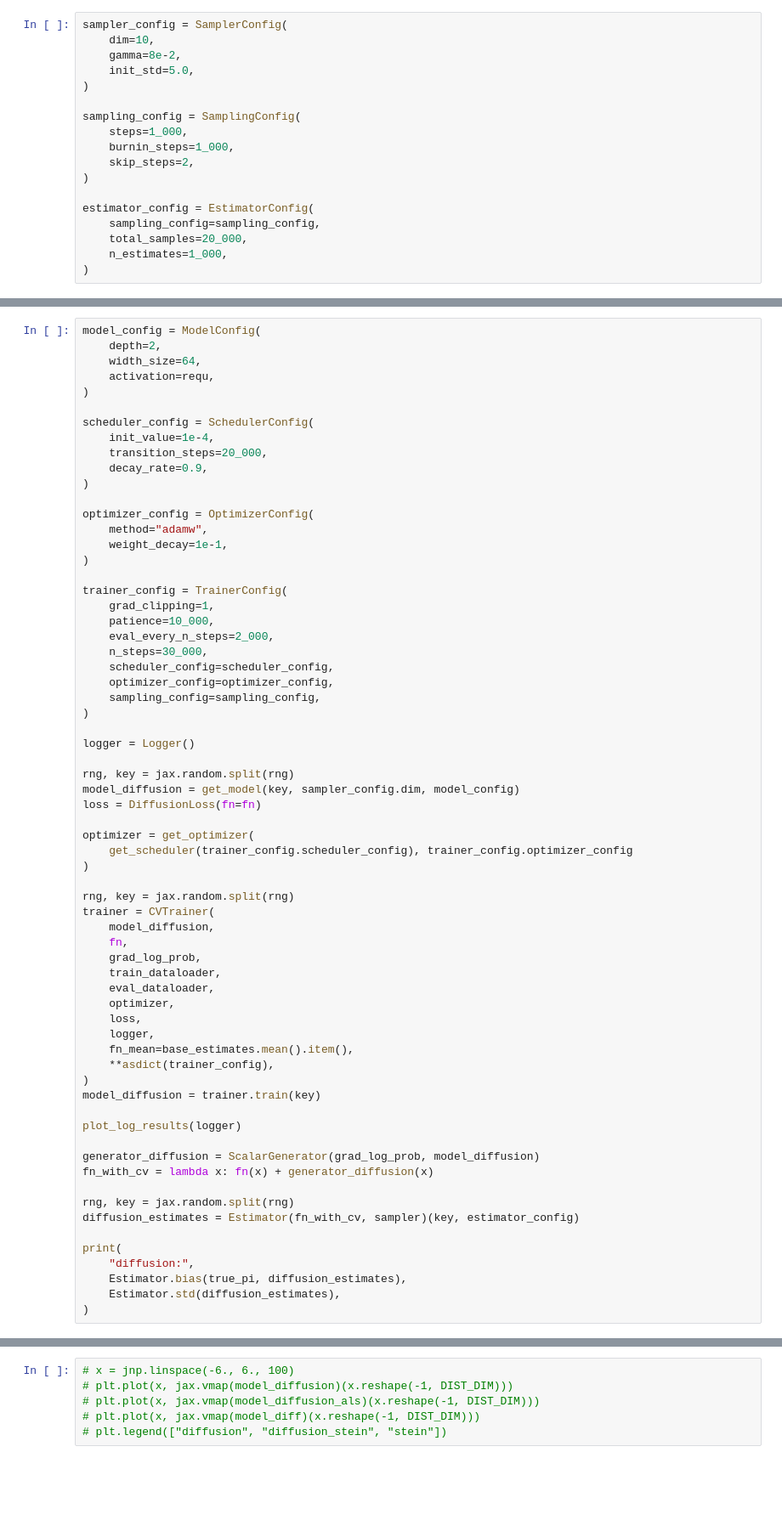
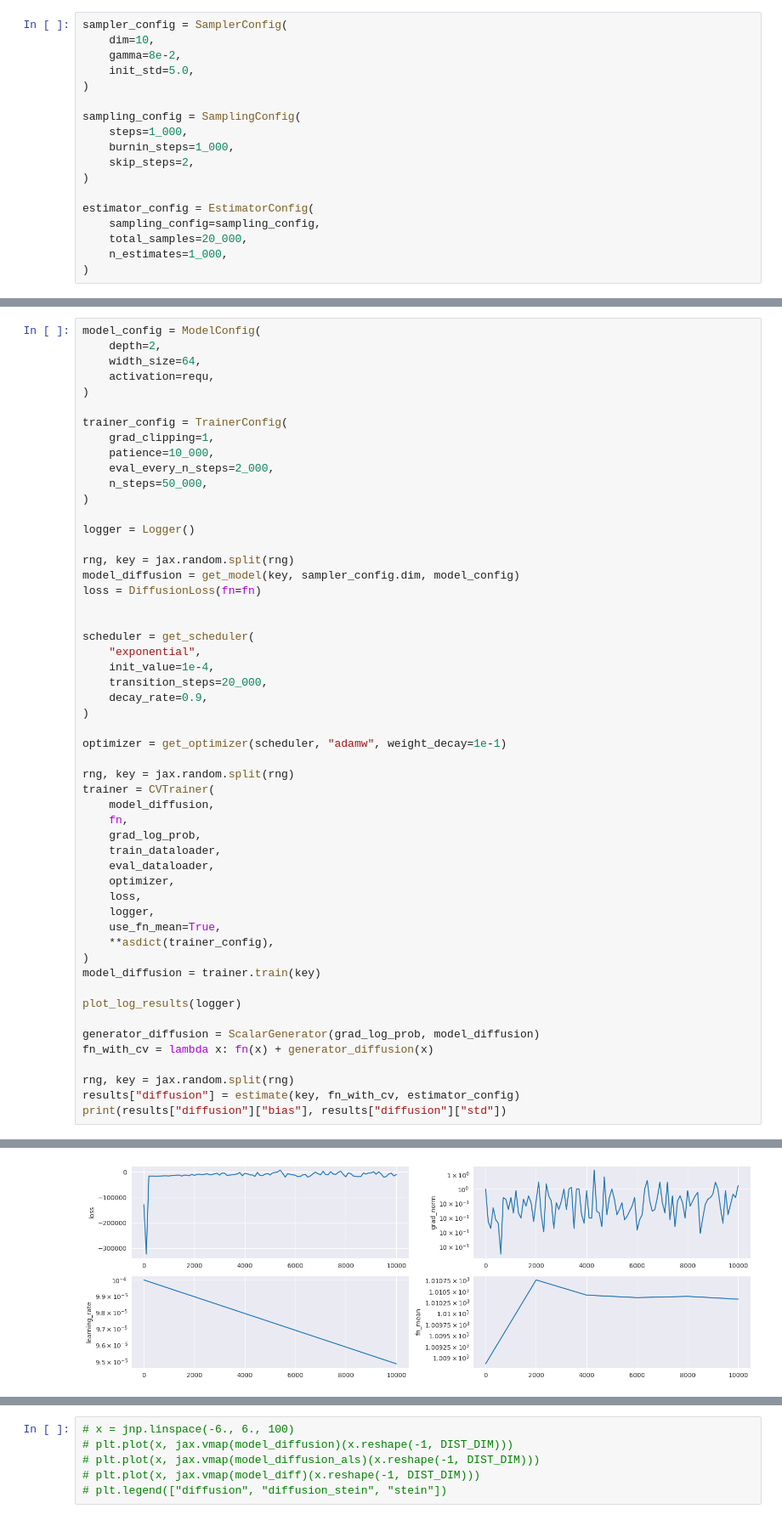
Before and after one commit to kkorolev1/mcmc-control-variates, a Jupyter notebook: diffcv.ipynb, the cells around one changed output, grey strips where cells are left out. Shown at 85% size. Drawn from its saved outputs; the diff is of its cells as text; blank space fills up the shorter version.

```diff
--- a/diffcv.ipynb
+++ b/diffcv.ipynb
@@ -164,25 +174,11 @@ model_config = ModelConfig(
     activation=requ,
 )
 
-scheduler_config = SchedulerConfig(
-    init_value=1e-4,
-    transition_steps=20_000,
-    decay_rate=0.9,
-)
-
-optimizer_config = OptimizerConfig(
-    method="adamw",
-    weight_decay=1e-1,
-)
-
 trainer_config = TrainerConfig(
     grad_clipping=1,
     patience=10_000,
     eval_every_n_steps=2_000,
-    n_steps=30_000,
-    scheduler_config=scheduler_config,
-    optimizer_config=optimizer_config,
-    sampling_config=sampling_config,
+    n_steps=50_000,
 )
 
 logger = Logger()
@@ -191,9 +187,15 @@ rng, key = jax.random.split(rng)
 model_diffusion = get_model(key, sampler_config.dim, model_config)
 loss = DiffusionLoss(fn=fn)
 
-optimizer = get_optimizer(
-    get_scheduler(trainer_config.scheduler_config), trainer_config.optimizer_config
+
+scheduler = get_scheduler(
+    "exponential",
+    init_value=1e-4,
+    transition_steps=20_000,
+    decay_rate=0.9,
 )
+
+optimizer = get_optimizer(scheduler, "adamw", weight_decay=1e-1)
 
 rng, key = jax.random.split(rng)
 trainer = CVTrainer(
@@ -205,7 +207,7 @@ trainer = CVTrainer(
     optimizer,
     loss,
     logger,
-    fn_mean=base_estimates.mean().item(),
+    use_fn_mean=True,
     **asdict(trainer_config),
 )
 model_diffusion = trainer.train(key)
@@ -216,11 +218,6 @@ generator_diffusion = ScalarGenerator(grad_log_prob, model_diffusion)
 fn_with_cv = lambda x: fn(x) + generator_diffusion(x)
 
 rng, key = jax.random.split(rng)
-diffusion_estimates = Estimator(fn_with_cv, sampler)(key, estimator_config)
-
-print(
-    "diffusion:",
-    Estimator.bias(true_pi, diffusion_estimates),
-    Estimator.std(diffusion_estimates),
-)
+results["diffusion"] = estimate(key, fn_with_cv, estimator_config)
+print(results["diffusion"]["bias"], results["diffusion"]["std"])
 # %% [output]
@@ -228 +226,2 @@ KeyboardInterrupt:
+[figure, added]
 # %%
```
Also changed, not shown: parts of 16 cells of this notebook, 5 other files.
